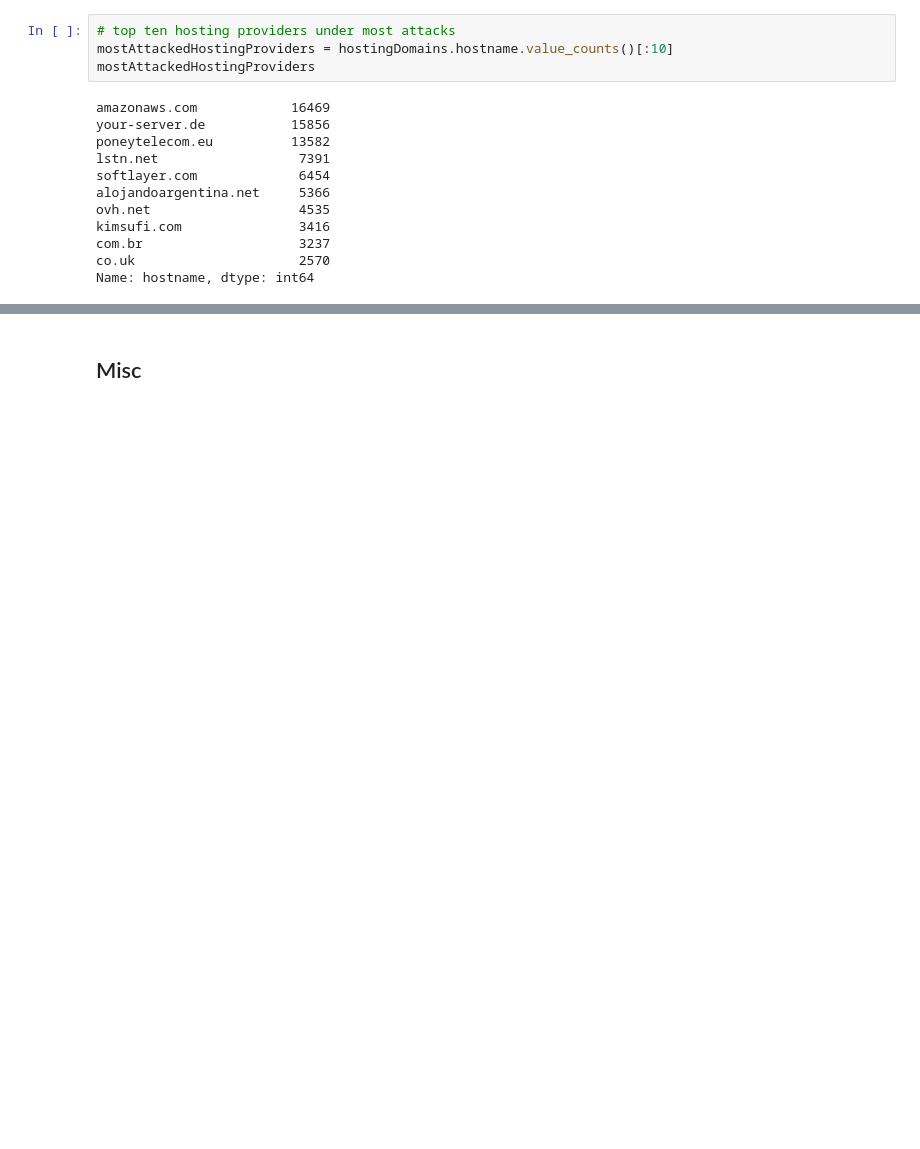
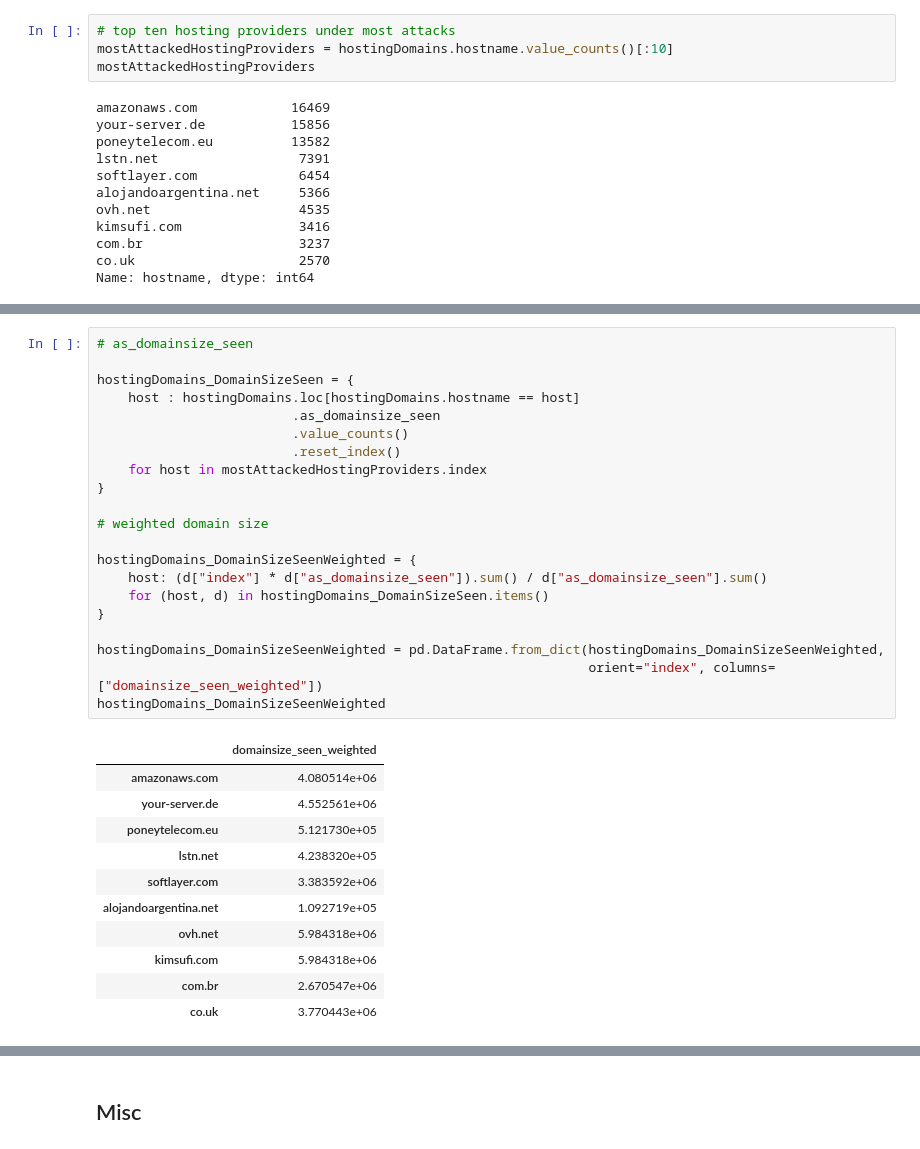
Before and after one commit to WKSu/WM0824TU-economics-of-cybersecurity-DDoS, a Jupyter notebook: block3-SecurityInvestments/securityInvestments.ipynb, the cells around one changed output, grey strips where cells are left out. Drawn from its saved outputs; the diff is of its cells as text; blank space fills up the shorter version.

```diff
--- a/block3-SecurityInvestments/securityInvestments.ipynb
+++ b/block3-SecurityInvestments/securityInvestments.ipynb
@@ -136,3 +169,36 @@ Name: hostname, dtype: int64
+# %%
+# as_domainsize_seen
+
+hostingDomains_DomainSizeSeen = {
+    host : hostingDomains.loc[hostingDomains.hostname == host]
+                         .as_domainsize_seen
+                         .value_counts()
+                         .reset_index()
+    for host in mostAttackedHostingProviders.index
+}
+
+# weighted domain size
+
+hostingDomains_DomainSizeSeenWeighted = {
+    host: (d["index"] * d["as_domainsize_seen"]).sum() / d["as_domainsize_seen"].sum()
+    for (host, d) in hostingDomains_DomainSizeSeen.items()
+}
+
+hostingDomains_DomainSizeSeenWeighted = pd.DataFrame.from_dict(hostingDomains_DomainSizeSeenWeighted,
+                                                               orient="index", columns=["domainsize_seen_weighted"])
+hostingDomains_DomainSizeSeenWeighted
+# %% [output]
+|  | domainsize_seen_weighted |
+| amazonaws.com | 4.080514e+06 |
+| your-server.de | 4.552561e+06 |
+| poneytelecom.eu | 5.121730e+05 |
+| lstn.net | 4.238320e+05 |
+| softlayer.com | 3.383592e+06 |
+| alojandoargentina.net | 1.092719e+05 |
+| ovh.net | 5.984318e+06 |
+| kimsufi.com | 5.984318e+06 |
+| com.br | 2.670547e+06 |
+| co.uk | 3.770443e+06 |
 # %%
 hostingDomainsMostAttacked = hostingDomains[hostingDomains.hostname.isin(mostAttackedHostingProviders.index.tolist())]
 hostingDomainsMostAttacked.sort_values(by="hostname")
```
Also changed, not shown: parts of 9 cells of this notebook, 1 other file.
